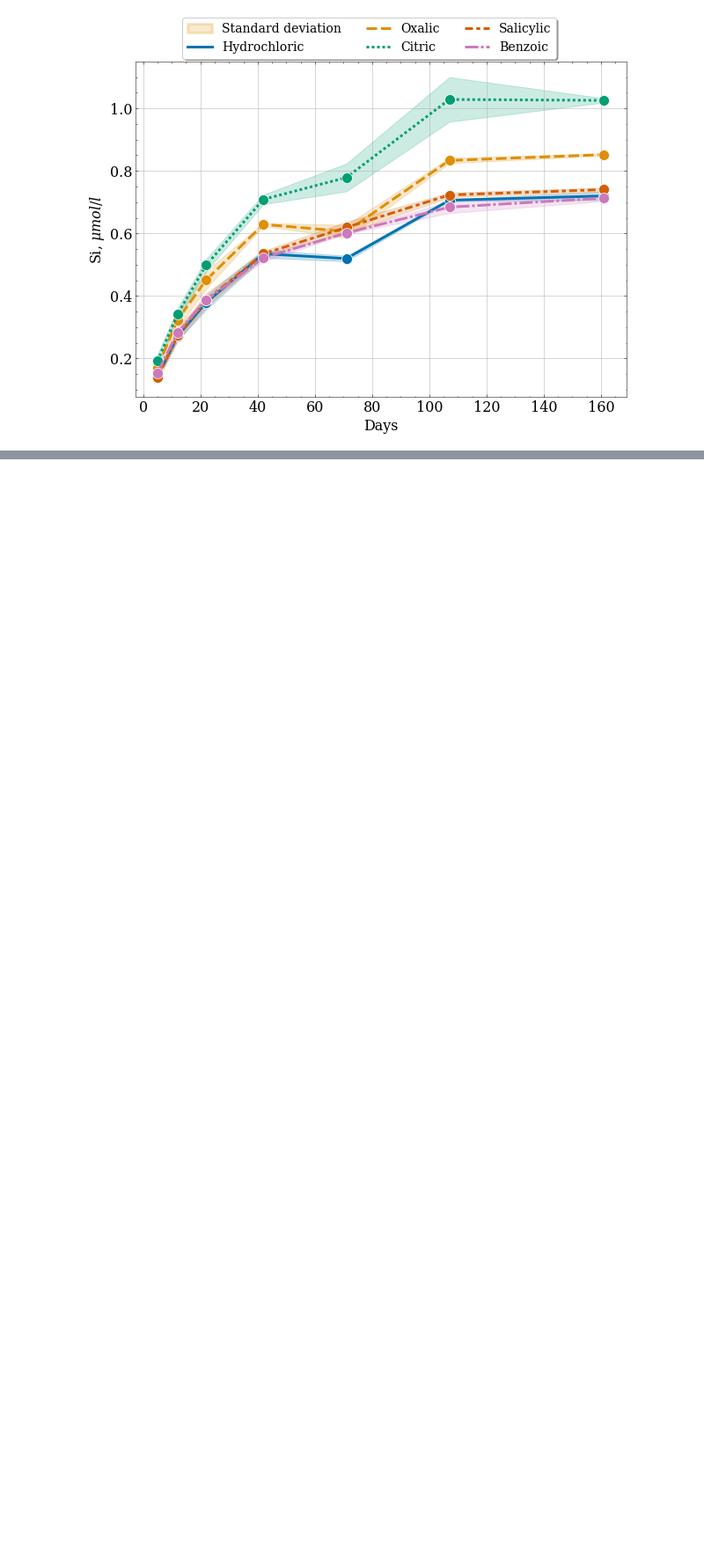
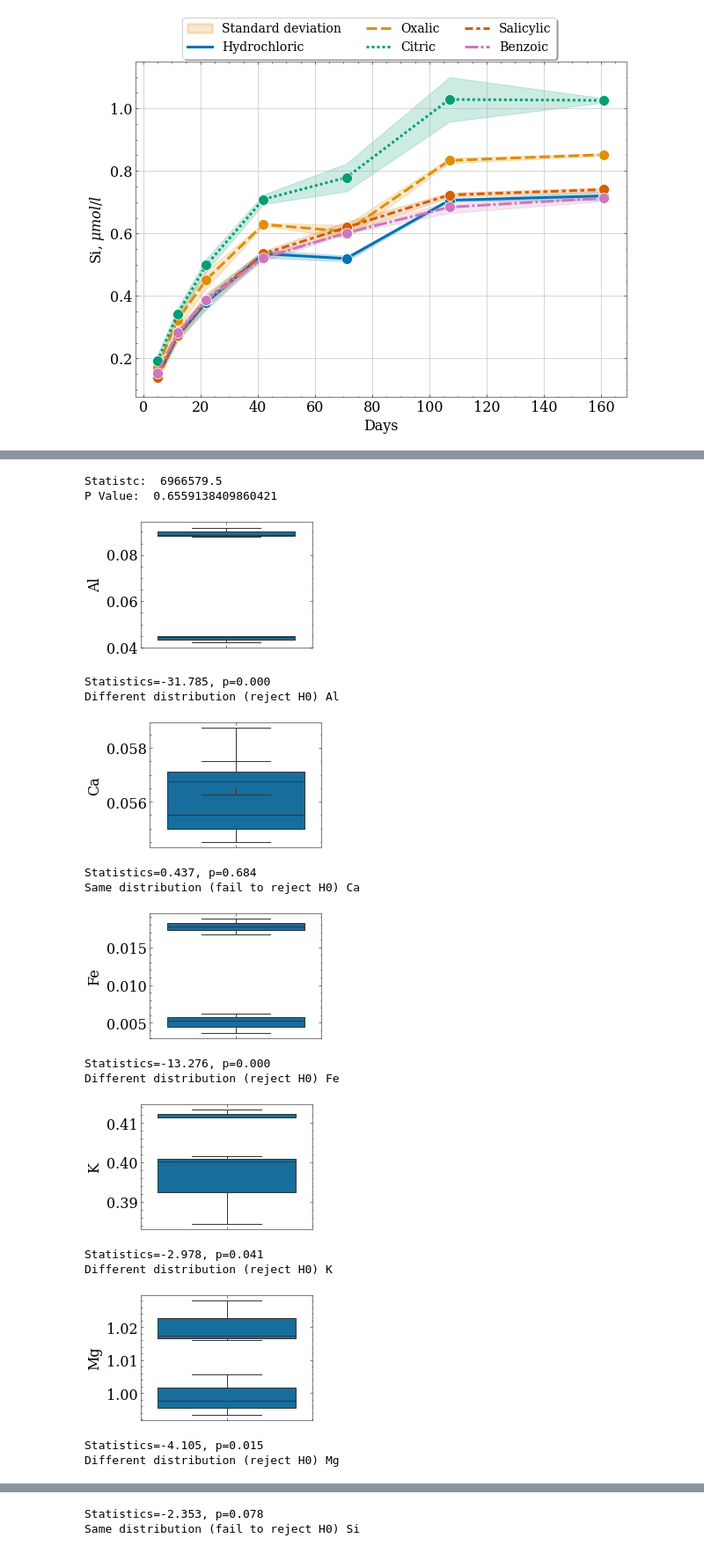
Before and after one commit to mishagrol/clay_minerals, a Jupyter notebook: notebooks/DataAnalysis.ipynb, the cells around one changed output, grey strips where cells are left out. Shown at 88% size. Saved outputs shown, nothing was run; the diff lists cells and outputs as text; code cells hidden in the pictures; blank space fills up the shorter version.

```diff
--- a/notebooks/DataAnalysis.ipynb
+++ b/notebooks/DataAnalysis.ipynb
@@ -138,0 +157,16 @@ df_melted
+# %%
+import pandas as pd
+import numpy as np
+import scipy.stats as stats
+df=pd.read_csv('https://raw.githubusercontent.com/bilalmussa/st_sig_testing/main/test_control_data.csv')
+group1 = df[df['AnalysisFlag']=='Test']['DP'].to_list()
+group2 = df[df['AnalysisFlag']=='Control']['DP'].to_list()
+s, p = stats.mannwhitneyu(group1, group2, alternative='two-sided')
+print('Statistc: ',s)
+print('P Value: ',p)
+#Statistc: 6966579.5
+#P Value: 0.6559138409860421
+#In this case, there is no significance at any conventional level
+# %% [output]
+Statistc:  6966579.5
+P Value:  0.6559138409860421
@@ -138,0 +179,34 @@ df_melted
+# %%
+for element in bar_df['variable'].unique():
+    data_HCL = bar_df.loc[(bar_df['variable']==element)&(bar_df['parameter']=='Hydrochloric'), 'value']
+    data_benzoic = bar_df.loc[(bar_df['variable']==element)&(bar_df['parameter']=='Salicylic'), 'value']
+#     stat, p = mannwhitneyu(data_HCL, data_benzoic)
+
+    stat, p = stats.ttest_ind(data_HCL, data_benzoic)
+    sns.boxplot(y=data_HCL)
+    sns.boxplot(y=data_benzoic)
+    plt.ylabel(element)
+    plt.show()
+    print('Statistics=%.3f, p=%.3f' % (stat, p))
+    # interpret
+    alpha = 0.05
+    if p > alpha:
+        print('Same distribution (fail to reject H0)', element)
+    else:
+        print('Different distribution (reject H0)', element)
+# %% [output]
+[figure, added]
+Statistics=-31.785, p=0.000
+Different distribution (reject H0) Al
+[figure, added]
+Statistics=0.437, p=0.684
+Same distribution (fail to reject H0) Ca
+[figure, added]
+Statistics=-13.276, p=0.000
+Different distribution (reject H0) Fe
+[figure, added]
+Statistics=-2.978, p=0.041
+Different distribution (reject H0) K
+[figure, added]
+Statistics=-4.105, p=0.015
+Different distribution (reject H0) Mg
@@ -138,0 +214,2 @@ df_melted
+Statistics=-2.353, p=0.078
+Same distribution (fail to reject H0) Si
```
Also changed, not shown: parts of 18 cells of this notebook, 1 other file.
